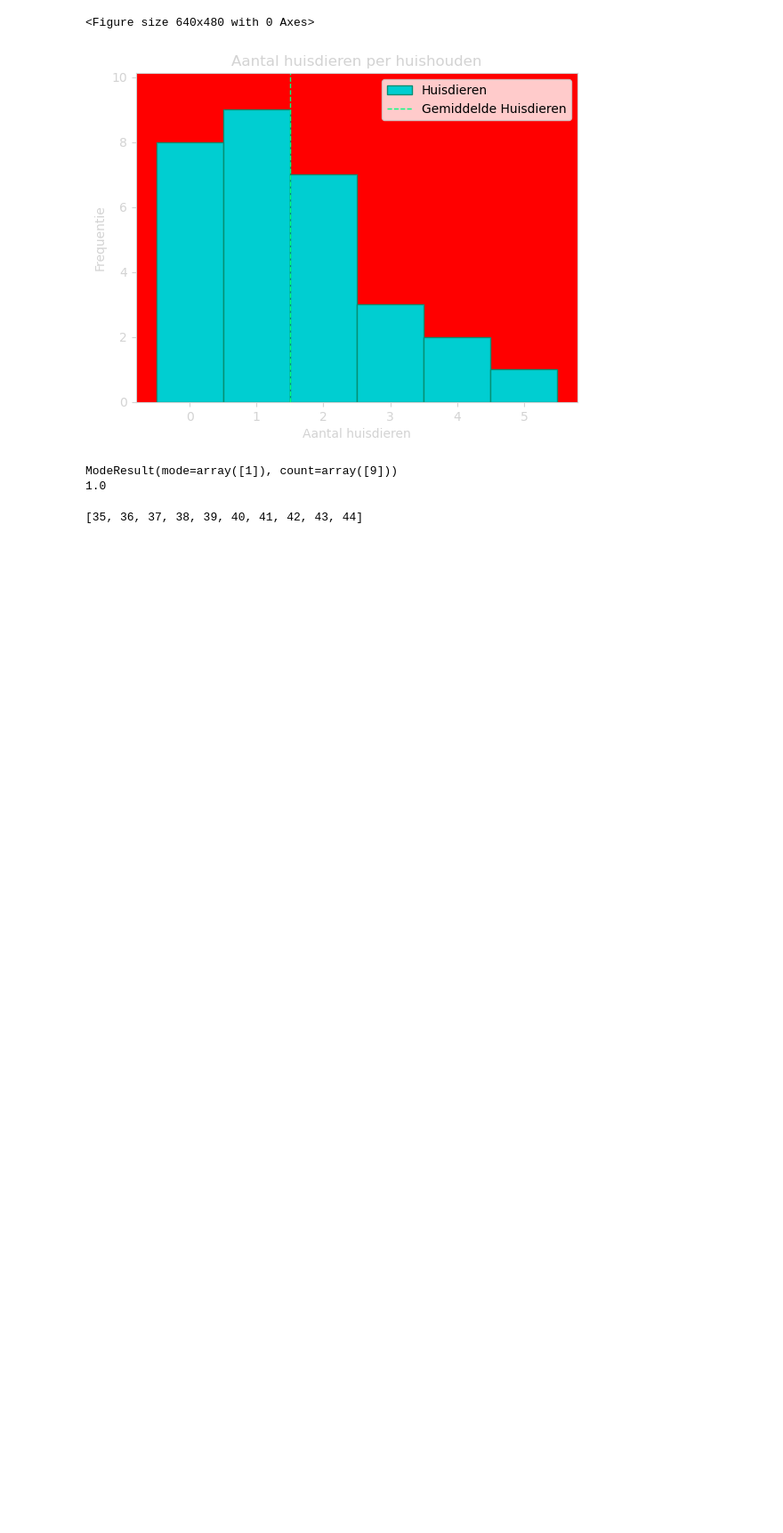
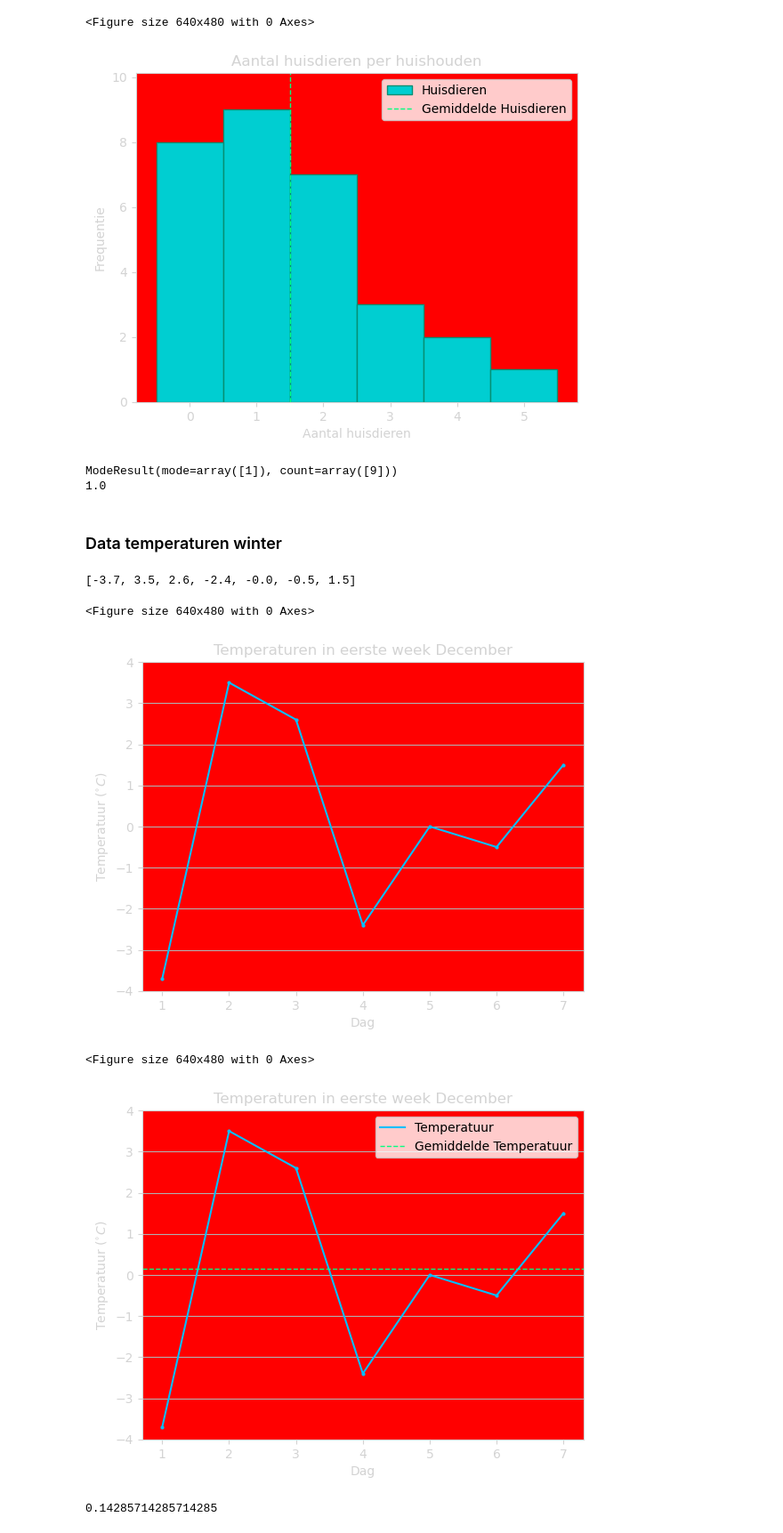
Before and after one commit to M-Serrano-Altena/Wiskundewijs, a Jupyter notebook: src/Statistiek/statistiek.ipynb, the cells around one changed output. Shown at 89% size. Cells and saved outputs as stored; diff of their text form; code cells hidden in the pictures; blank space fills up the shorter version.

```diff
--- a/src/Statistiek/statistiek.ipynb
+++ b/src/Statistiek/statistiek.ipynb
@@ -352,7 +399,29 @@ Counter({1: 9, 0: 8, 2: 7, 3: 3, 4: 2, 5: 1})
 [figure]
 ModeResult(mode=array([1]), count=array([9]))
 1.0
-# %%
-print(sorted(Counter([39, 37, 43, 42, 38, 41, 36, 40, 35, 44])))
-# %% [output]
-[35, 36, 37, 38, 39, 40, 41, 42, 43, 44]
+# %% [markdown]
+### Data temperaturen winter
+# %%
+random.seed(1)
+days = list(range(1, 8))
+temperatures = [round(random.uniform(-5, 5), 1) for _ in days]
+
+print(temperatures)
+
+
+titel = "Temperaturen in eerste week December"
+xlabel = "Dag"
+ylabel = "Temperatuur ($^{\\circ}C)$"
+data_label = ["Temperatuur"]
+
+lijndiagram(temperatures, data_labels=data_label, title=titel, xlabel=xlabel, ylabel=ylabel, y_range=(-4,4), data_x=days)
+lijndiagram(temperatures, data_labels=data_label, title=titel, xlabel=xlabel, ylabel=ylabel, y_range=(-4,4), data_x=days, legend=True, average=True)
+
+print(np.mean(temperatures))
+# %% [output]
+[-3.7, 3.5, 2.6, -2.4, -0.0, -0.5, 1.5]
+<Figure size 640x480 with 0 Axes>
+[figure, added]
+<Figure size 640x480 with 0 Axes>
+[figure, added]
+0.14285714285714285
```
Also changed, not shown: parts of 2 cells of this notebook, 14 other files.
